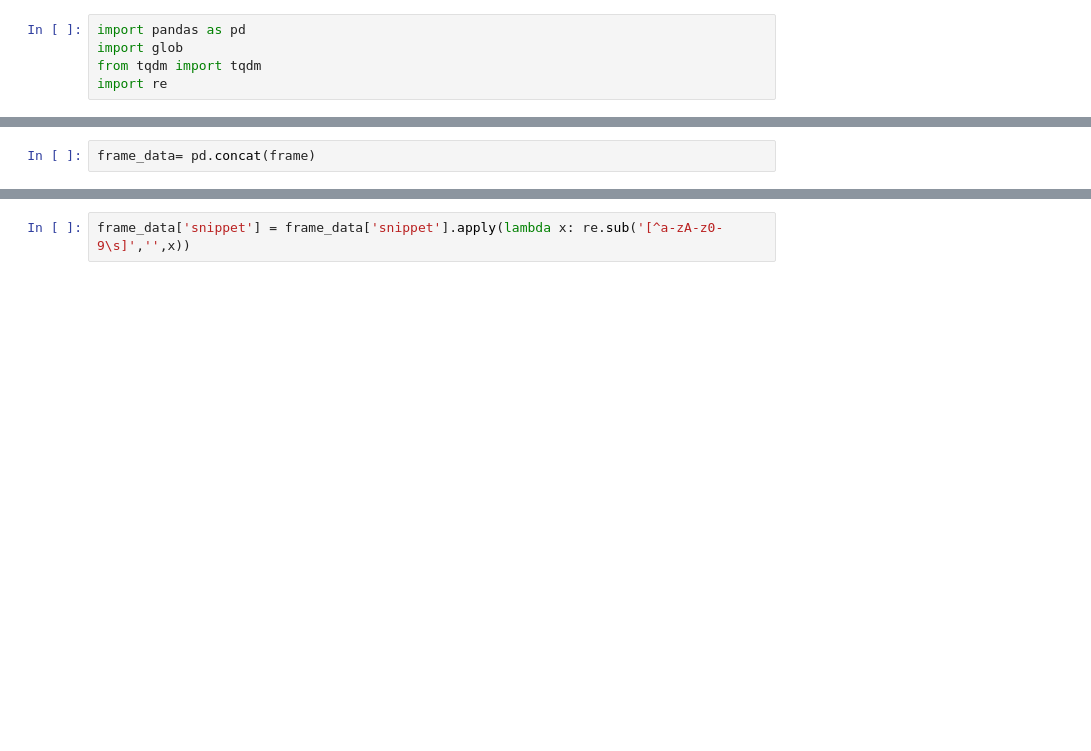
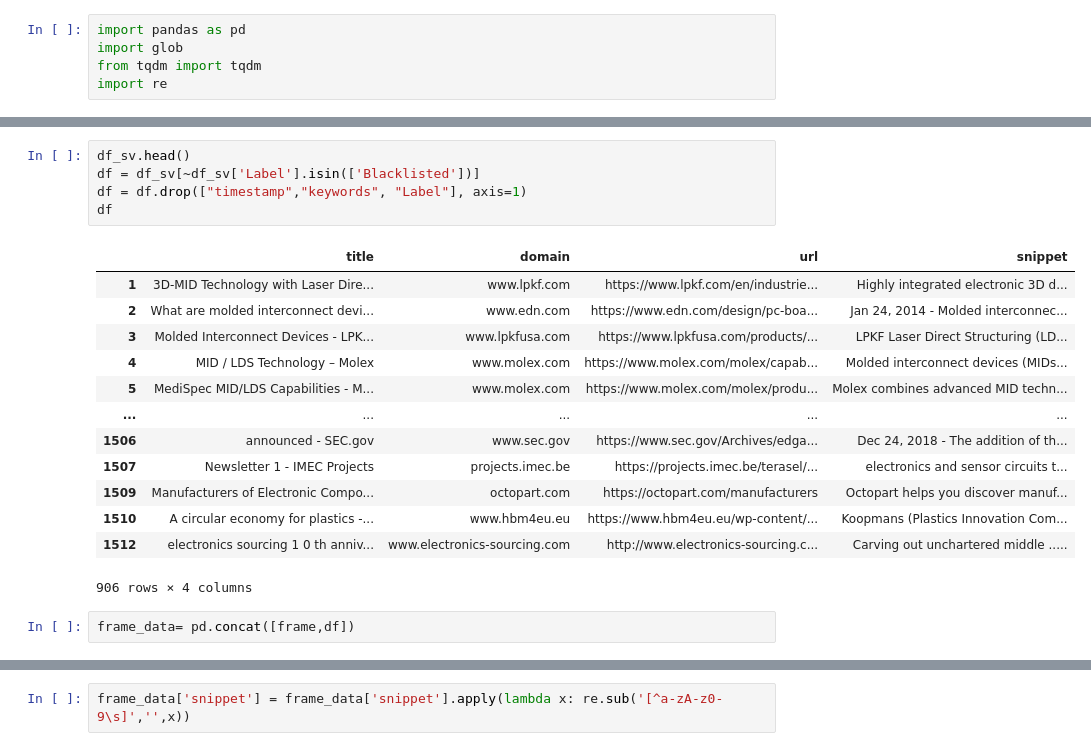
Before and after one commit to rahulmadanraju/Rokin_Dev, a Jupyter notebook: JSON_BERT.ipynb, the cells around one changed output, grey strips where cells are left out. Saved outputs shown, nothing was run; the diff lists cells and outputs as text; blank space fills up the shorter version.

```diff
--- a/JSON_BERT.ipynb
+++ b/JSON_BERT.ipynb
@@ -52,4 +105,23 @@ frame = [frame,df_sv]
+# %%
+df_sv.head()
+df = df_sv[~df_sv['Label'].isin(['Blacklisted'])]
+df = df.drop(["timestamp","keywords", "Label"], axis=1)
+df
+# %% [output]
+|  | title | domain | url | snippet |
+| 1 | 3D-MID Technology with Laser Dire... | www.lpkf.com | https://www.lpkf.com/en/industrie... | Highly integrated electronic 3D d... |
+| 2 | What are molded interconnect devi... | www.edn.com | https://www.edn.com/design/pc-boa... | Jan 24, 2014 - Molded interconnec... |
+| 3 | Molded Interconnect Devices - LPK... | www.lpkfusa.com | https://www.lpkfusa.com/products/... | LPKF Laser Direct Structuring (LD... |
+| 4 | MID / LDS Technology – Molex | www.molex.com | https://www.molex.com/molex/capab... | Molded interconnect devices (MIDs... |
+| 5 | MediSpec MID/LDS Capabilities - M... | www.molex.com | https://www.molex.com/molex/produ... | Molex combines advanced MID techn... |
+| ... | ... | ... | ... | ... |
+| 1506 | announced - SEC.gov | www.sec.gov | https://www.sec.gov/Archives/edga... | Dec 24, 2018 - The addition of th... |
+| 1507 | Newsletter 1 - IMEC Projects | projects.imec.be | https://projects.imec.be/terasel/... | electronics and sensor circuits t... |
+| 1509 | Manufacturers of Electronic Compo... | octopart.com | https://octopart.com/manufacturers | Octopart helps you discover manuf... |
+| 1510 | A circular economy for plastics -... | www.hbm4eu.eu | https://www.hbm4eu.eu/wp-content/... | Koopmans (Plastics Innovation Com... |
+| 1512 | electronics sourcing 1 0 th anniv... | www.electronics-sourcing.com | http://www.electronics-sourcing.c... | Carving out unchartered middle ..... |
+906 rows × 4 columns
 # %%
-frame_data= pd.concat(frame)
+frame_data= pd.concat([frame,df])
 # %%
 frame_data
```
Also changed, not shown: parts of 27 cells of this notebook.
